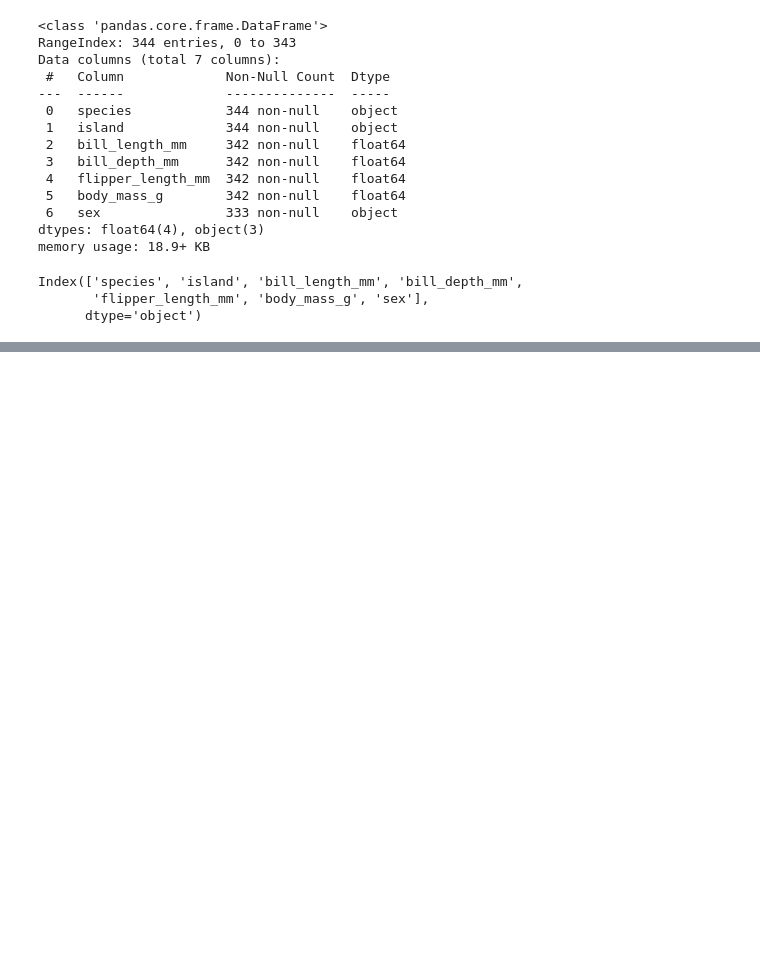
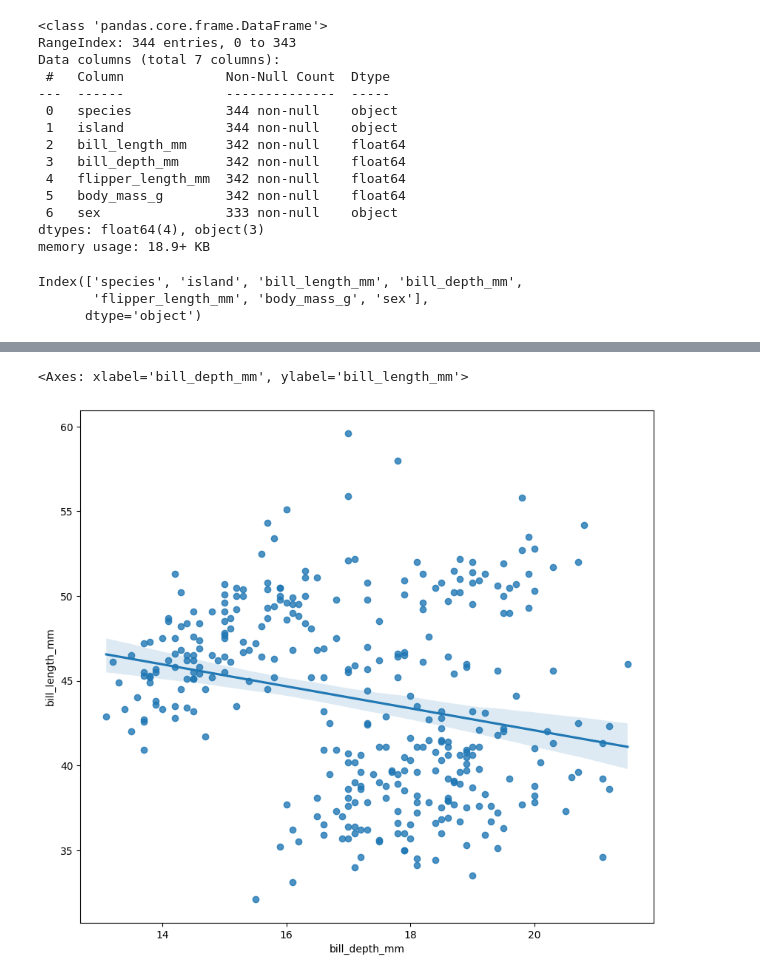
Before and after one commit to sudipto291088/Data110-Fall2025, a Jupyter notebook: Session_7_15thOct_2025.ipynb, the cells around one changed output, grey strips where cells are left out. Cells and saved outputs as stored; diff of their text form; code cells hidden in the pictures; blank space fills up the shorter version.

```diff
--- a/Session_7_15thOct_2025.ipynb
+++ b/Session_7_15thOct_2025.ipynb
@@ -43,0 +65,6 @@ Index(['species', 'island', 'bill_length_mm', 'bill_depth_mm',
+# %%
+plt.figure(figsize=(10,9))
+sns.regplot(x='bill_depth_mm',y='bill_length_mm',data=pg)
+# %% [output]
+<Axes: xlabel='bill_depth_mm', ylabel='bill_length_mm'>
+[figure, added]
```
Also changed, not shown: parts of 37 cells of this notebook.
